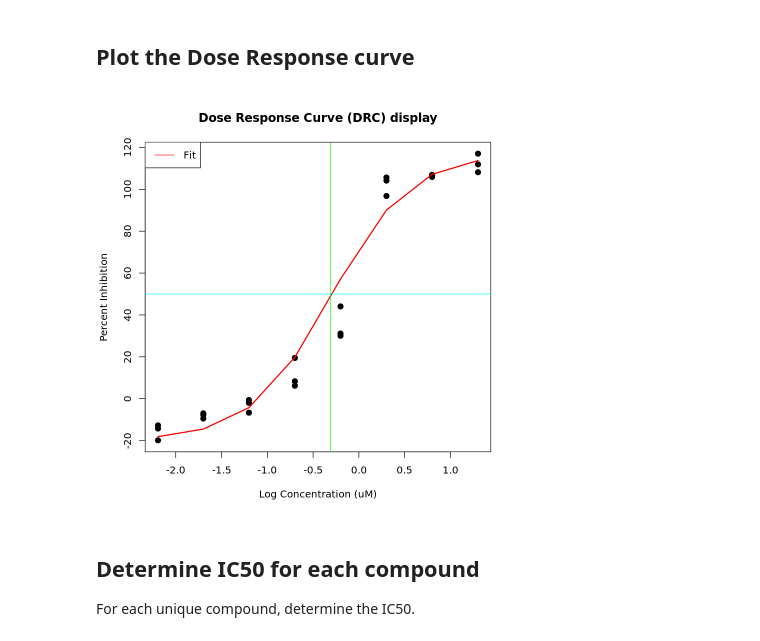
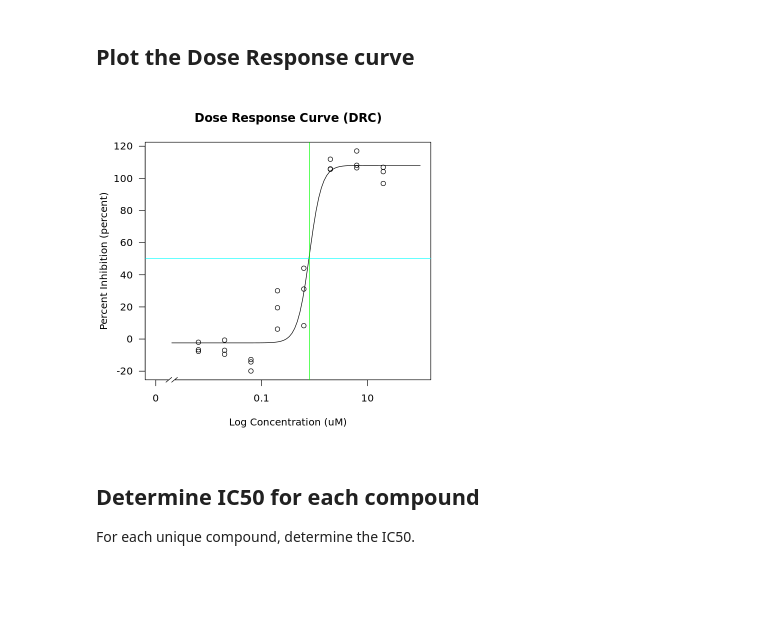
Before and after one commit to IDR/idr0094-ellinger-sarscov2, a Jupyter notebook: notebooks/idr0094-ic50.ipynb, the cells around one changed output. Cells and saved outputs as stored; diff of their text form; code cells hidden in the pictures; blank space fills up the shorter version.

```diff
--- a/notebooks/idr0094-ic50.ipynb
+++ b/notebooks/idr0094-ic50.ipynb
@@ -102,9 +97,7 @@ inChIKey <- "RWWYLEGWBNMMLJ-YSOARWBDSA-N"
 filter_data <- function(df, value) {
     dfcopy <- cbind(df)
     dfcopy <- filter(dfcopy, CompoundName == value)
-
     df1 <- subset(dfcopy, select=c("Concentration", "Inhibition"))
-    df1 <- df1[c("Inhibition", "Concentration")]
     data <- mutate_all(df1, function(x) as.numeric(as.character(x)))
 }
 # %%
@@ -143,3 +112,14 @@ calculate_IC50 <- function(data){
+# %%
+calculate_IC50 <- function(data){
+  IC50 <- NA
+  data.LL.4 <- NULL
+  ctest <- filter(data, Inhibition != "NaN")
+  data.LL.4 <- drm(Inhibition ~ Concentration, data = ctest, fct = LL.4(), control = drmc(errorm=FALSE))
+  if (is.null(data.LL.4$convergence)) {
+      IC50 <- ED(data.LL.4, 50, interval = "delta")[1]
+  }
+  returned_values <- list("ic50" = IC50, "data" = data.LL.4)
+}
 # %%
 values <- calculate_IC50(data)
 IC50 <- values$ic50
@@ -149,17 +133,15 @@ IC50
 # %% [markdown]
 ## Plot the Dose Response curve
 # %%
-plot(values$lx, values$response,
-     main = "Dose Response Curve (DRC) display",
+options(repr.plot.width=6, repr.plot.height=5.8)
+plot(values$data, broken = TRUE, type = "all",
+     main = "Dose Response Curve (DRC)", xlim = c(0, 100),
      xlab = "Log Concentration (uM)",
-     ylab = "Percent Inhibition", pch=20, lwd=5)
-lines(values$lx, values$fit, col="red", pch=5, lwd=2)
+     ylab = "Percent Inhibition (percent)")
 abline(h = 50, col = "cyan")
-abline(v = log10(IC50), col = "green")
-legend("topleft", legend=c("Fit"),
-       col=c("red"), lty = 1:2, cex=1)
+abline(v = IC50, col = "green")
 # %% [output]
-[figure, old version]
+[figure, new version]
 # %% [markdown]
 ## Determine IC50 for each compound
 
```
Also changed, not shown: parts of 9 cells of this notebook.
